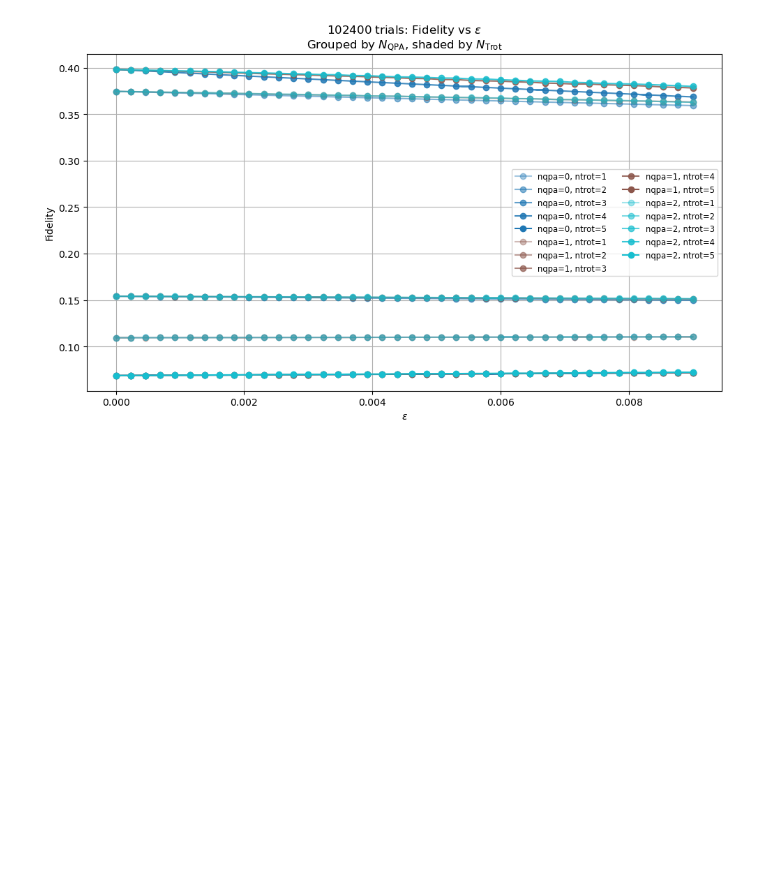
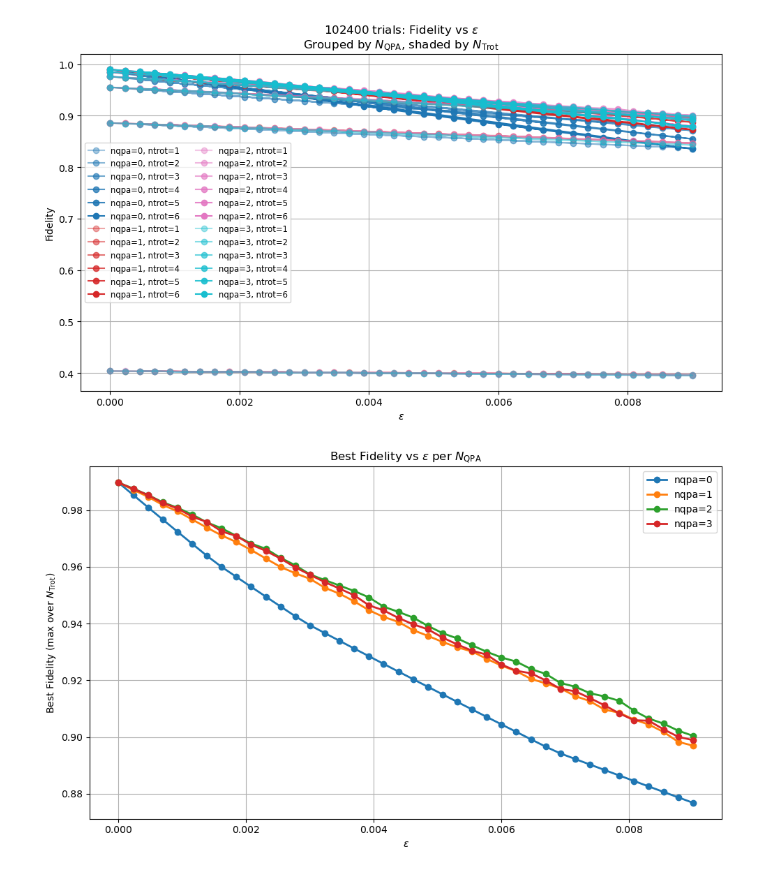
Before and after one commit to qoan-projects/OQPA, a Jupyter notebook: shared_data/analysis.ipynb, the cells around one changed output. Saved outputs shown, nothing was run; the diff lists cells and outputs as text; code cells hidden in the pictures; blank space fills up the shorter version.

```diff
--- a/shared_data/analysis.ipynb
+++ b/shared_data/analysis.ipynb
@@ -54,7 +54,7 @@ import os
 plt.figure(figsize=(10, 6))
 
 # Look for all combined output files
-files = sorted(glob.glob("estimation_k3_shots102400_eps0.0-0.009_s40/*_combined.csv"))
+files = sorted(glob.glob("estimation_k3_shots102400_eps0.0-0.009_s40_t1/*_combined.csv"))
 
 # Collect data grouped by nqpa
 grouped = {}
@@ -73,31 +73,62 @@ colormap = cm.get_cmap('tab10', len(nqpas))  # Use tab10 for distinct base color
 
 for idx, nqpa in enumerate(nqpas):
     base_color = colormap(idx)
     norm = mcolors.Normalize(
         vmin=min(ntrot for ntrot, _ in grouped[nqpa]),
         vmax=max(ntrot for ntrot, _ in grouped[nqpa])
     )
 
     for ntrot, file in sorted(grouped[nqpa]):
         df = pd.read_csv(file)
         # We don’t know the exact column name, so we extract the QPA column:
         qpa_col = [col for col in df.columns if col.startswith('QPA_')]
         if qpa_col and 'epsilon' in df.columns:
             y_key = qpa_col[0]
             alpha = 0.4 + 0.6 * norm(ntrot)  # more ntrot = darker
             color = mcolors.to_rgba(base_color, alpha=alpha)
             plt.plot(df['epsilon'], df[y_key], marker='o',
                      color=color,
                      label=f'nqpa={nqpa}, ntrot={ntrot}')
         else:
             print(f"Skipping {file} — missing epsilon or QPA column")
 
 plt.xlabel('$\epsilon$')
 plt.ylabel('Fidelity')
 plt.title('102400 trials: Fidelity vs $\epsilon$\nGrouped by $N_\\mathrm{QPA}$, shaded by $N_\\mathrm{Trot}$')
 plt.grid(True)
 plt.tight_layout()
 plt.legend(ncol=2, fontsize='small')
 plt.show()
+
+
+plt.figure(figsize=(10, 6))
+
+for idx, nqpa in enumerate(nqpas):
+    eps_to_best_fid = {}
+
+    for _, file in grouped[nqpa]:
+        df = pd.read_csv(file)
+        qpa_col = [col for col in df.columns if col.startswith('QPA_')]
+        if not qpa_col or 'epsilon' not in df.columns:
+            continue
+
+        y_key = qpa_col[0]
+        for eps, fid in zip(df['epsilon'], df[y_key]):
+            eps_to_best_fid[eps] = max(eps_to_best_fid.get(eps, -1), fid)
+
+    # Sort by epsilon
+    eps_sorted = sorted(eps_to_best_fid.keys())
+    fids_sorted = [eps_to_best_fid[eps] for eps in eps_sorted]
+
+    plt.plot(eps_sorted, fids_sorted, marker='o', label=f'nqpa={nqpa}', linewidth=2)
+
+plt.xlabel('$\epsilon$')
+plt.ylabel('Best Fidelity (max over $N_\\mathrm{Trot}$)')
+plt.title('Best Fidelity vs $\epsilon$ per $N_\\mathrm{QPA}$')
+plt.grid(True)
+plt.tight_layout()
+plt.legend()
+plt.show()
 # %% [output]
-[figure, old version]
+[figure, new version]
+[figure, added]
```
Also changed, not shown: parts of 4 cells of this notebook.
